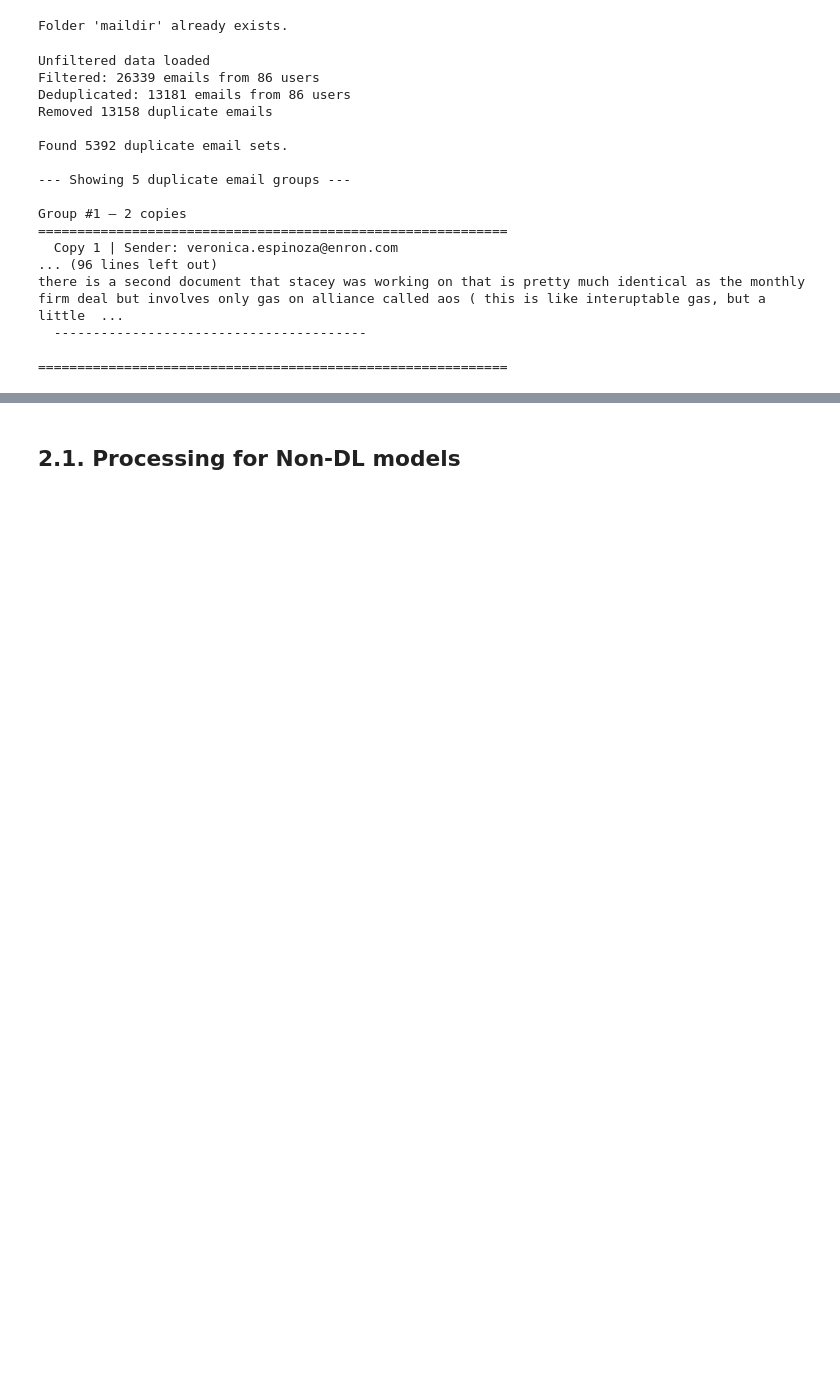
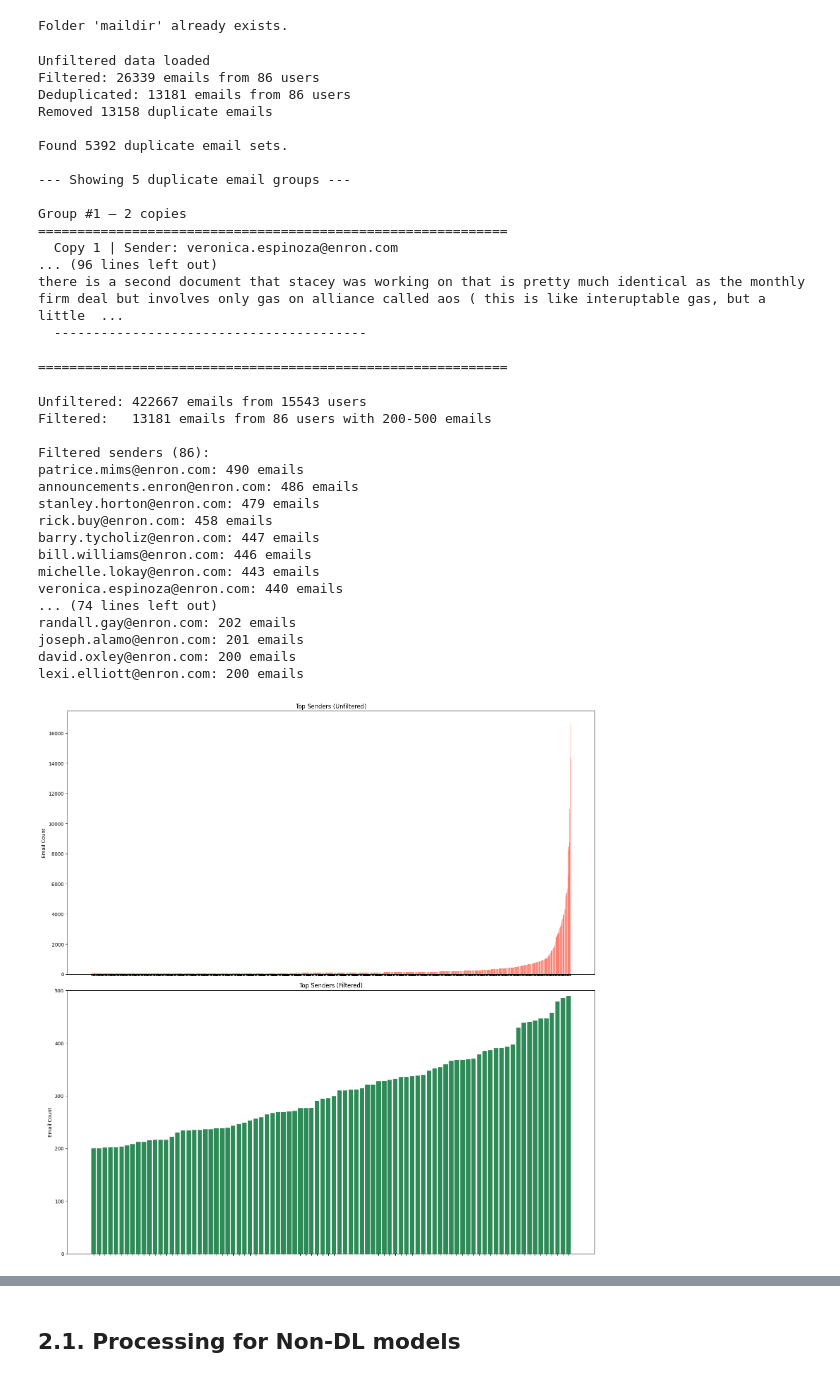
Before and after one commit to JacobHsl/cab420-assessment2, a Jupyter notebook: CAB_420-A2.ipynb, the cells around one changed output, grey strips where cells are left out. Saved outputs shown, nothing was run; the diff lists cells and outputs as text; code cells hidden in the pictures; blank space fills up the shorter version.

```diff
--- a/CAB_420-A2.ipynb
+++ b/CAB_420-A2.ipynb
@@ -273,34 +273,56 @@ top_threshold = 1000 # Lower = faster charts, showing less data
 # Print top filtered senders
 if top_threshold > len(set(y_filtered)):
     print(f"\nFiltered senders ({len(set(y_filtered))}):")
 else:
     print(f"\nFiltered senders ({top_threshold}):")
 for sender, email_count in count_filtered.most_common(top_threshold):
     print(f"{sender}: {email_count} emails")
 
 # Extract top data for plotting
 top_unfiltered = count.most_common(top_threshold)
 top_filtered = count_filtered.most_common(top_threshold)
 
 # Separate into sender and count lists
 senders_unf, counts_unf = zip(*top_unfiltered)
 senders_filt, counts_filt = zip(*top_filtered)
 
 # Plot data
-fig, (ax1, ax2) = plt.subplots(2, 1, figsize=(16, 16), sharey=True)
+fig, (ax1, ax2) = plt.subplots(2, 1, figsize=(16, 16))
+
 # Unfiltered plot
 ax1.bar(senders_unf[::-1], counts_unf[::-1], color='salmon')
 ax1.set_title('Top Senders (Unfiltered)')
 ax1.set_ylabel('Email Count')
 ax1.set_xticklabels([])
+
 # Filtered plot
 ax2.bar(senders_filt[::-1], counts_filt[::-1], color='seagreen')
 ax2.set_title('Top Senders (Filtered)')
 ax2.set_ylabel('Email Count')
 ax2.set_xticklabels([])
+ax2.set_ylim(0, 500)
 
 plt.tight_layout()
 plt.show()
+# %% [output]
+Unfiltered: 422667 emails from 15543 users
+Filtered:   13181 emails from 86 users with 200-500 emails
+
+Filtered senders (86):
+patrice.mims@enron.com: 490 emails
+announcements.enron@enron.com: 486 emails
+stanley.horton@enron.com: 479 emails
+rick.buy@enron.com: 458 emails
+barry.tycholiz@enron.com: 447 emails
+bill.williams@enron.com: 446 emails
+michelle.lokay@enron.com: 443 emails
+veronica.espinoza@enron.com: 440 emails
+... (74 lines left out)
+randall.gay@enron.com: 202 emails
+joseph.alamo@enron.com: 201 emails
+david.oxley@enron.com: 200 emails
+lexi.elliott@enron.com: 200 emails
+[figure, added]
 # %%
 # Encode y (senders)
 y_encoded = le.fit_transform(y_filtered)
```
Also changed, not shown: parts of 3 cells of this notebook.
